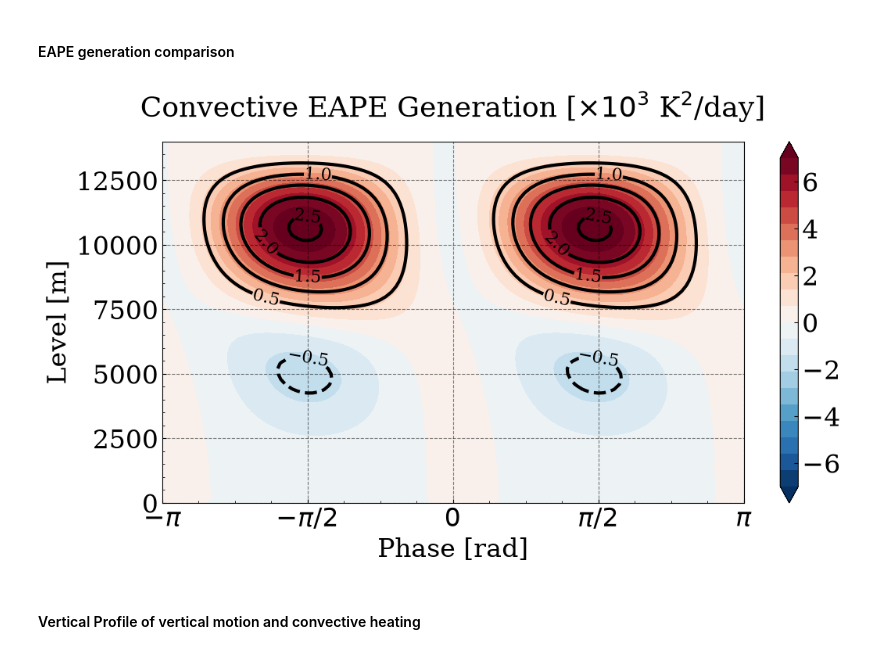
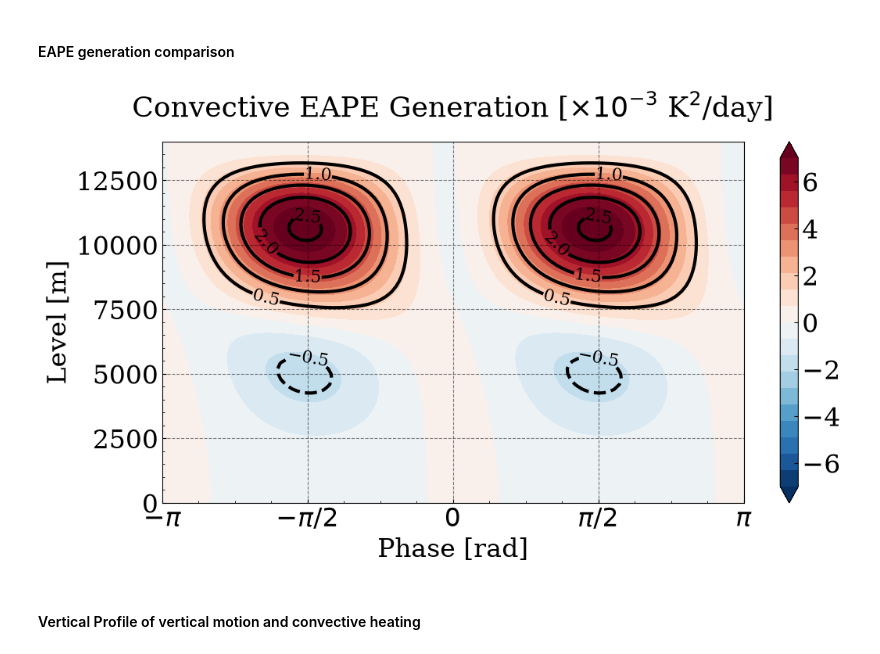
Before and after one commit to JosephKan828/Kuang_v0.3.0_Analysis, a Jupyter notebook: NoRad_CldRad/2026_AOGS.ipynb, the cells around one changed output. Cells and saved outputs as stored; diff of their text form; code cells hidden in the pictures.

Commit message:
docs: update 2026 AOGS notebook and generated figure

```diff
--- a/NoRad_CldRad/2026_AOGS.ipynb
+++ b/NoRad_CldRad/2026_AOGS.ipynb
@@ -154,35 +154,35 @@ no_ctf = ax.contourf(
     conv_gen["NoRad"]*1e3,
     cmap="RdBu_r",
     levels=np.linspace(-7, 7, 21),
     extend="both"
 )
 
 cld_ct = ax.contour(
     x_cldrad, z,
     conv_gen["CldRad"]*1e3,
     colors="k",
     levels=[i for i in np.linspace(-2.5, 2.5, 11) if np.abs(i)>1e-3],
     linewidths=3
 )
 
 ax.minorticks_on()
 ax.set_xticks(np.linspace(-np.pi, np.pi, 5))
 ax.set_xticklabels([r"$-\pi$", r"$-\pi/2$", r"$0$", r"$\pi/2$", r"$\pi$"])
-ax.set_title(r"Convective EAPE Generation [$\times 10^3$ K$^2$/day]", y=1.05)
+ax.set_title(r"Convective EAPE Generation [$\times 10^{-3}$ K$^2$/day]", y=1.05)
 
 ax.set_xlabel("Phase [rad]")
 ax.set_ylabel("Level [m]")
 ax.clabel(cld_ct, inline=True, fontsize=16)
 ax.grid(color="k", linestyle="--", alpha=0.5)
 cbar = fig.colorbar(no_ctf, ax=ax)
 cbar.set_ticks(np.linspace(-6, 6, 7))
 
 
 plt.savefig(figr_dir / "conv_gen.png", dpi=500, bbox_inches="tight")
 plt.show()
 plt.close(fig)
 # %% [output]
-[figure, old version]
+[figure, new version]
 # %% [markdown]
 #### Vertical Profile of vertical motion and convective heating
 # %%
```
Also changed, not shown: 1 other file.
